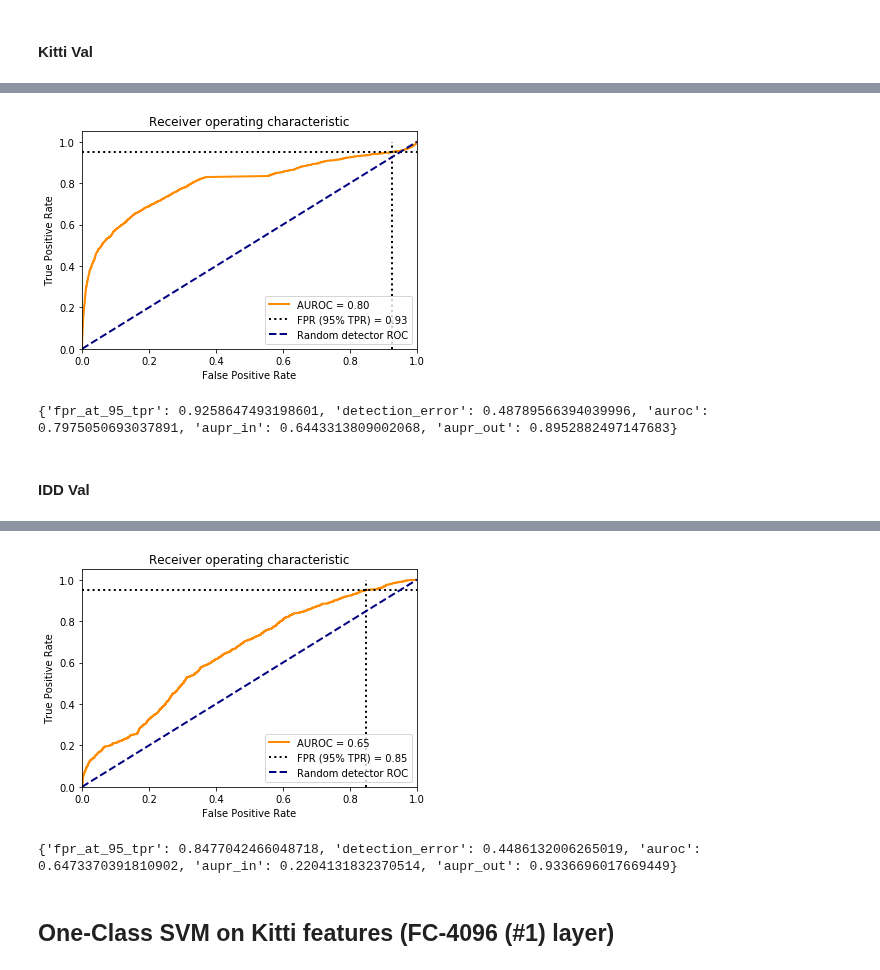
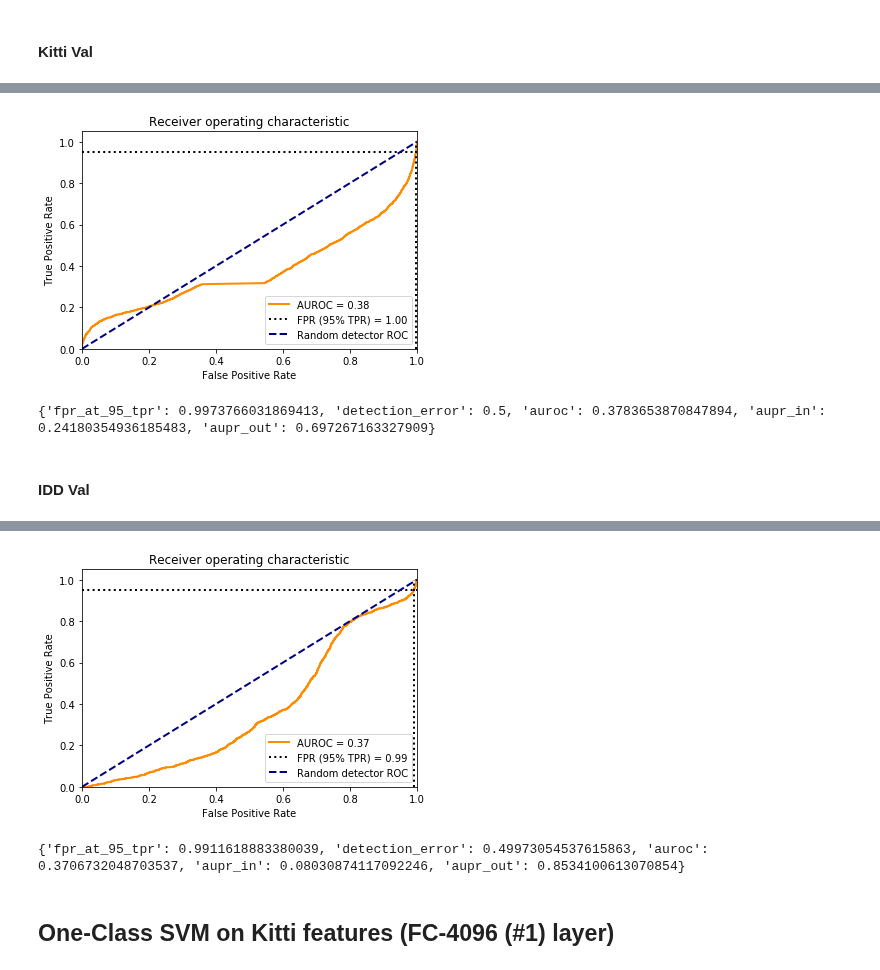
Before and after one commit to BalahariVignesh/simple-faster-rcnn-pytorch, a Jupyter notebook: idd_fn_detection/idd_fn_detection.ipynb, the cells around one changed output, grey strips where cells are left out. Drawn from its saved outputs; the diff is of its cells as text; code cells hidden in the pictures.

Commit message:
Update FN detection script for correctnesS

```diff
--- a/idd_fn_detection/idd_fn_detection.ipynb
+++ b/idd_fn_detection/idd_fn_detection.ipynb
@@ -474,7 +474,7 @@ if False:
     kitti_train_X, kitti_train_y = read_features(save_path, 0)
     print(kitti_train_X.shape)
 
-    training_mask = kitti_train_y.astype(np.bool)
+    training_mask = np.logical_not(kitti_train_y.astype(np.bool))
 
     print("Collected %d train samples of size %d" % kitti_train_X[training_mask].shape)
 
@@ -504,11 +504,11 @@ kitti_val_novelty_scores, kitti_val_y = chunked_calc(
 # %% [output]
 [interactive output not drawn]
 # %%
-plot_roc(kitti_val_novelty_scores, kitti_val_y)
-print(calc_metrics(kitti_val_novelty_scores, kitti_val_y))
+plot_roc(-kitti_val_novelty_scores, kitti_val_y)
+print(calc_metrics(-kitti_val_novelty_scores, kitti_val_y))
 # %% [output]
-[figure, old version]
+[figure, new version]
-{'fpr_at_95_tpr': 0.9258647493198601, 'detection_error': 0.48789566394039996, 'auroc': 0.7975050693037891, 'aupr_in': 0.6443313809002068, 'aupr_out': 0.8952882497147683}
+{'fpr_at_95_tpr': 0.9973766031869413, 'detection_error': 0.5, 'auroc': 0.3783653870847894, 'aupr_in': 0.24180354936185483, 'aupr_out': 0.697267163327909}
 # %% [markdown]
 #### IDD Val
 # %%
@@ -521,11 +521,11 @@ idd_val_novelty_scores, idd_val_y = chunked_calc(
 # %% [output]
 [interactive output not drawn]
 # %%
-plot_roc(idd_val_novelty_scores, idd_val_y)
-print(calc_metrics(idd_val_novelty_scores, idd_val_y))
+plot_roc(-idd_val_novelty_scores, idd_val_y)
+print(calc_metrics(-idd_val_novelty_scores, idd_val_y))
 # %% [output]
-[figure, old version]
+[figure, new version]
-{'fpr_at_95_tpr': 0.8477042466048718, 'detection_error': 0.4486132006265019, 'auroc': 0.6473370391810902, 'aupr_in': 0.2204131832370514, 'aupr_out': 0.9336696017669449}
+{'fpr_at_95_tpr': 0.9911618883380039, 'detection_error': 0.49973054537615863, 'auroc': 0.3706732048703537, 'aupr_in': 0.08030874117092246, 'aupr_out': 0.8534100613070854}
 # %% [markdown]
 ## One-Class SVM on Kitti features (FC-4096 (#1) layer)
 # %%
```
Also changed, not shown: parts of 21 cells of this notebook.
